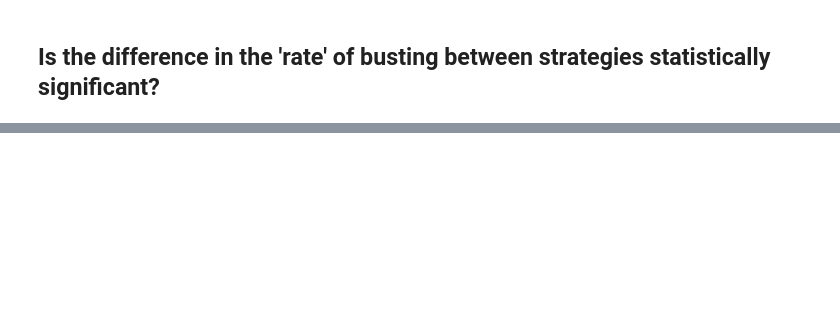
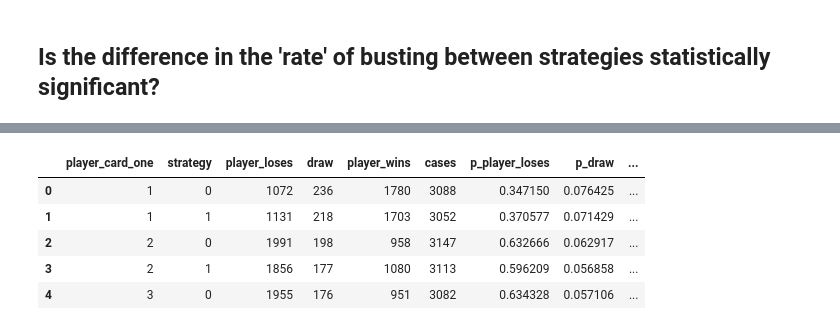
Before and after one commit to jocelyn-ong/data-science-projects, a Jupyter notebook: others/blackjack/data-analysis.ipynb, the cells around one changed output, grey strips where cells are left out. Saved outputs shown, nothing was run; the diff lists cells and outputs as text; code cells hidden in the pictures; blank space fills up the shorter version.

```diff
--- a/others/blackjack/data-analysis.ipynb
+++ b/others/blackjack/data-analysis.ipynb
@@ -184,0 +246,9 @@ print ("{:.2f}, {:.10f}".format(tt, pval))
+# %%
+one_card.head()
+# %% [output]
+|  | player_card_one | strategy | player_loses | draw | player_wins | cases | p_player_loses | p_draw | ... |
+| 0 | 1 | 0 | 1072 | 236 | 1780 | 3088 | 0.347150 | 0.076425 | ... |
+| 1 | 1 | 1 | 1131 | 218 | 1703 | 3052 | 0.370577 | 0.071429 | ... |
+| 2 | 2 | 0 | 1991 | 198 | 958 | 3147 | 0.632666 | 0.062917 | ... |
+| 3 | 2 | 1 | 1856 | 177 | 1080 | 3113 | 0.596209 | 0.056858 | ... |
+| 4 | 3 | 0 | 1955 | 176 | 951 | 3082 | 0.634328 | 0.057106 | ... |
```
Also changed, not shown: parts of 30 cells of this notebook, 2 other files.
